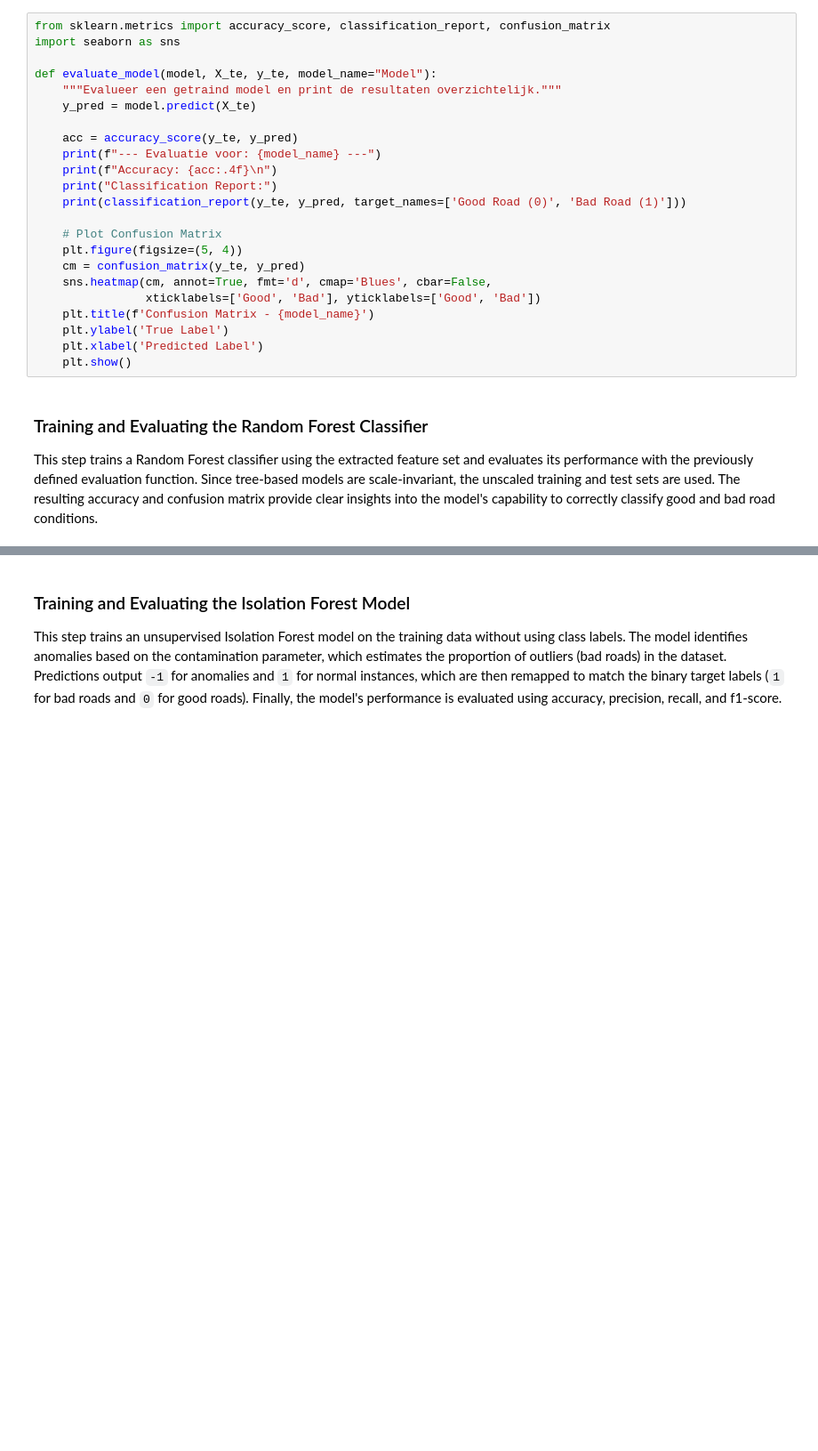
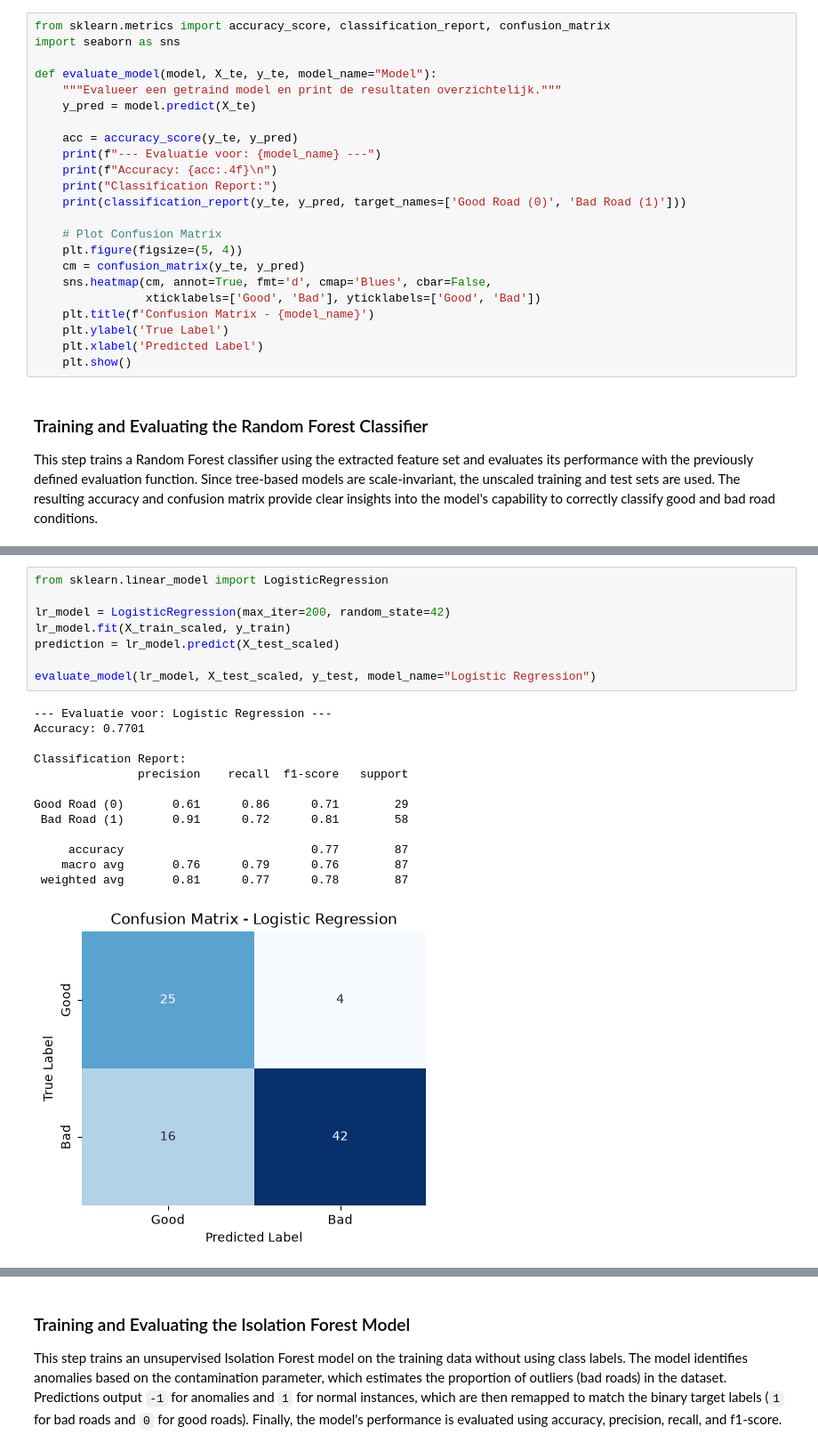
Before and after one commit to yoeri-stassen/5ARE0-cycling-assignment, a Jupyter notebook: data_preprocessing_rune_2.ipynb, the cells around one changed output, grey strips where cells are left out. Shown at 89% size. Drawn from its saved outputs; the diff is of its cells as text; blank space fills up the shorter version.

Commit message:
Incorporated GMM and Logreg models in data preprocessing rune 2. Created SVM and DBSCAN models insame file. Added descriptions and docstrings.

```diff
--- a/data_preprocessing_rune_2.ipynb
+++ b/data_preprocessing_rune_2.ipynb
@@ -344,0 +350,22 @@ Good Road (0)       0.66      0.86      0.75        29
+# %%
+from sklearn.linear_model import LogisticRegression
+
+lr_model = LogisticRegression(max_iter=200, random_state=42)
+lr_model.fit(X_train_scaled, y_train)
+prediction = lr_model.predict(X_test_scaled)
+
+evaluate_model(lr_model, X_test_scaled, y_test, model_name="Logistic Regression")
+# %% [output]
+--- Evaluatie voor: Logistic Regression ---
+Accuracy: 0.7701
+
+Classification Report:
+               precision    recall  f1-score   support
+
+Good Road (0)       0.61      0.86      0.71        29
+ Bad Road (1)       0.91      0.72      0.81        58
+
+     accuracy                           0.77        87
+    macro avg       0.76      0.79      0.76        87
+ weighted avg       0.81      0.77      0.78        87
+[figure, added]
```
Also changed, not shown: parts of 11 cells of this notebook, 2 other files.
